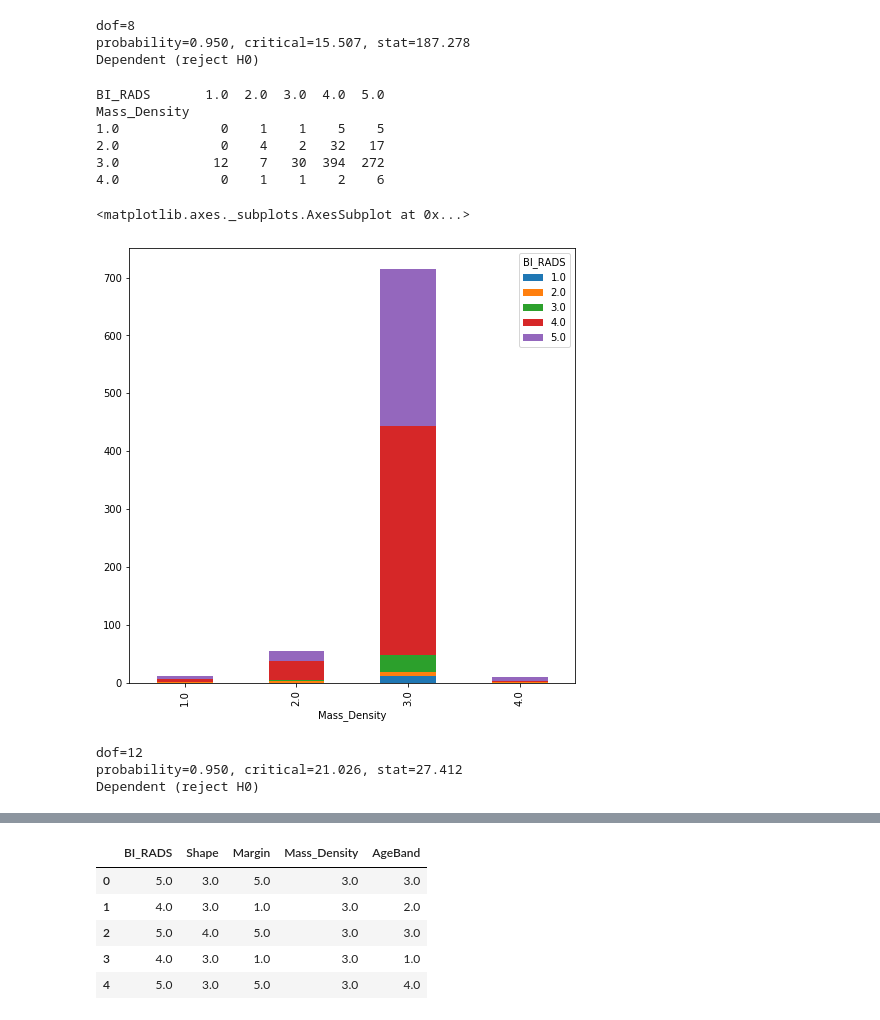
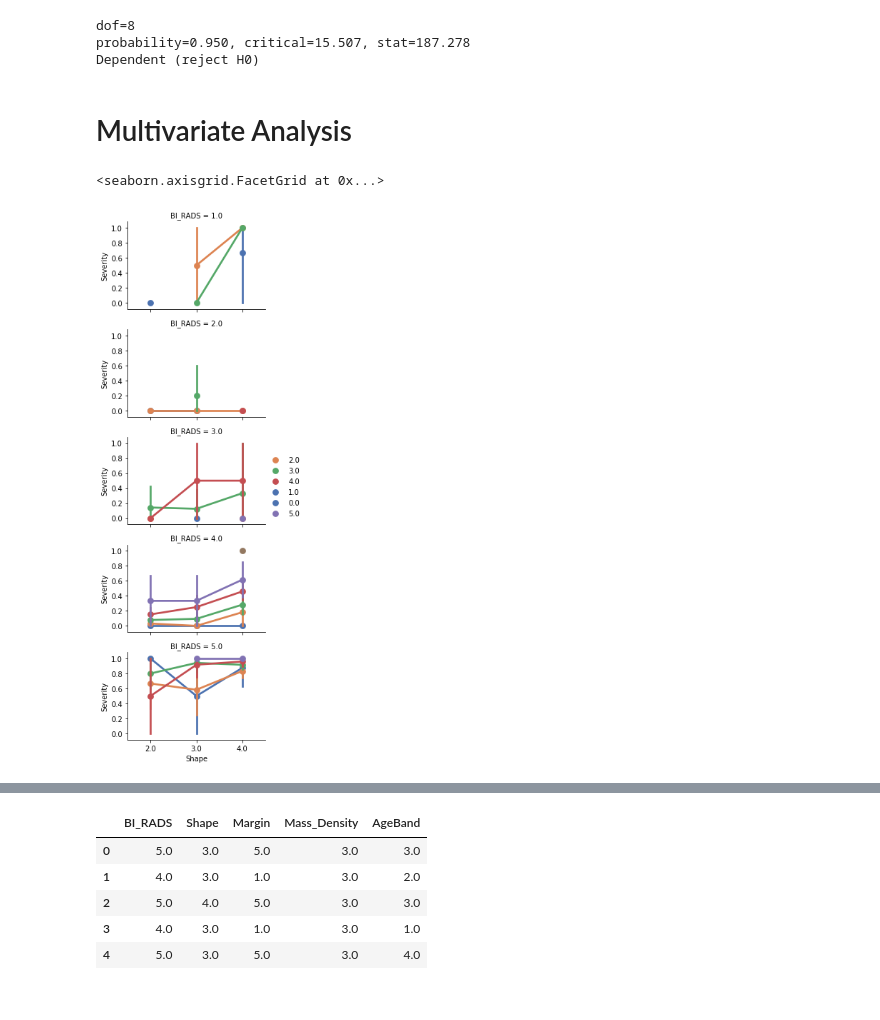
Before and after one commit to srichallla/Analyzing_Hotels_Dataset, a Jupyter notebook: ML_Binary_Classification.ipynb, the cells around one changed output, grey strips where cells are left out. Drawn from its saved outputs; the diff is of its cells as text; code cells hidden in the pictures.

```diff
--- a/ML_Binary_Classification.ipynb
+++ b/ML_Binary_Classification.ipynb
@@ -623,44 +623,14 @@ else:
 dof=8
 probability=0.950, critical=15.507, stat=187.278
 Dependent (reject H0)
-# %%
-#BI-variate Analysis between two categorical variables BI_RADS and target Severity
-
-#two-way table
-MassDensity_BIRADS = pd.crosstab(index=df_train["Mass_Density"],
-                              columns=df_train["BI_RADS"])
-print(MassDensity_BIRADS)
-
-#Stacked Column Chart for visualaization
-MassDensity_BIRADS.plot(kind="bar",
-                 figsize=(8,8),
-                 stacked=True)
-# %% [output]
-BI_RADS       1.0  2.0  3.0  4.0  5.0
-Mass_Density
-1.0             0    1    1    5    5
-2.0             0    4    2   32   17
-3.0            12    7   30  394  272
-4.0             0    1    1    2    6
-<matplotlib.axes._subplots.AxesSubplot at 0x...>
-[figure, removed]
-# %%
-#Chi-Square statistical Test to determine if two categorical variables are independent or dependent
-from scipy.stats import chi2_contingency
-from scipy.stats import chi2
-stat, p, dof, expected = chi2_contingency(MassDensity_BIRADS)
-print('dof=%d' % dof)
-
-# interpret test-statistic
-prob = 0.95
-critical = chi2.ppf(prob, dof)
-print('probability=%.3f, critical=%.3f, stat=%.3f' % (prob, critical, stat))
-
-if abs(stat) >= critical:
-   print('Dependent (reject H0)')
-else:
-   print('Independent (fail to reject H0)')
-# %% [output]
-dof=12
-probability=0.950, critical=21.026, stat=27.412
-Dependent (reject H0)
+# %% [markdown]
+# Multivariate Analysis
+# %%
+grid = sns.FacetGrid(df_train, row='BI_RADS', size=2.2, aspect=1.6)
+grid.map(sns.pointplot, 'Shape', 'Severity', 'AgeBand', palette='deep')
+grid.add_legend()
+
+# In age group of 86 to 100 as the shape of the cell increases the severity of having a cancer is more for BI_RADS 5
+# %% [output]
+<seaborn.axisgrid.FacetGrid at 0x...>
+[figure, added]
```
Also changed, not shown: parts of 5 cells of this notebook, 1 other file.
